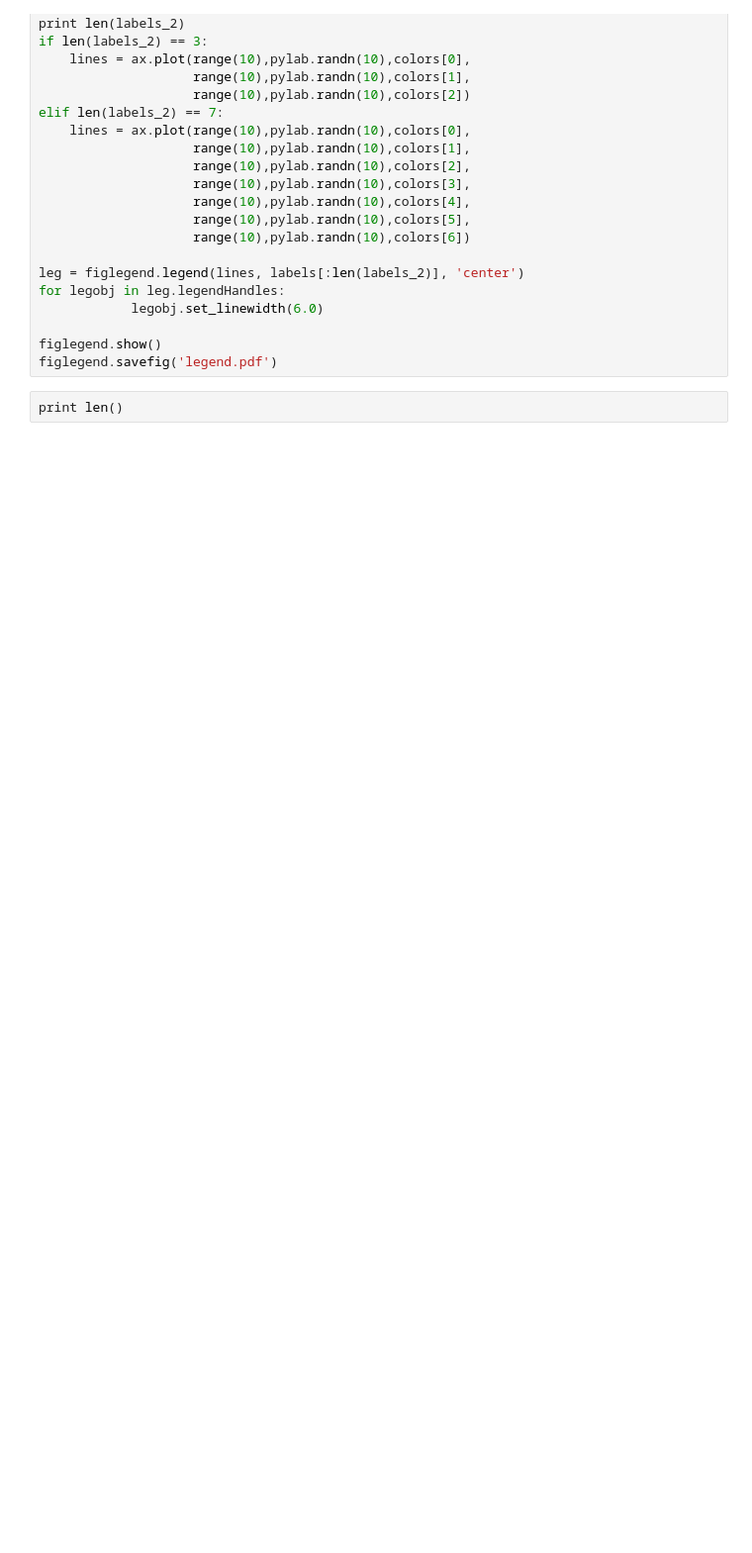
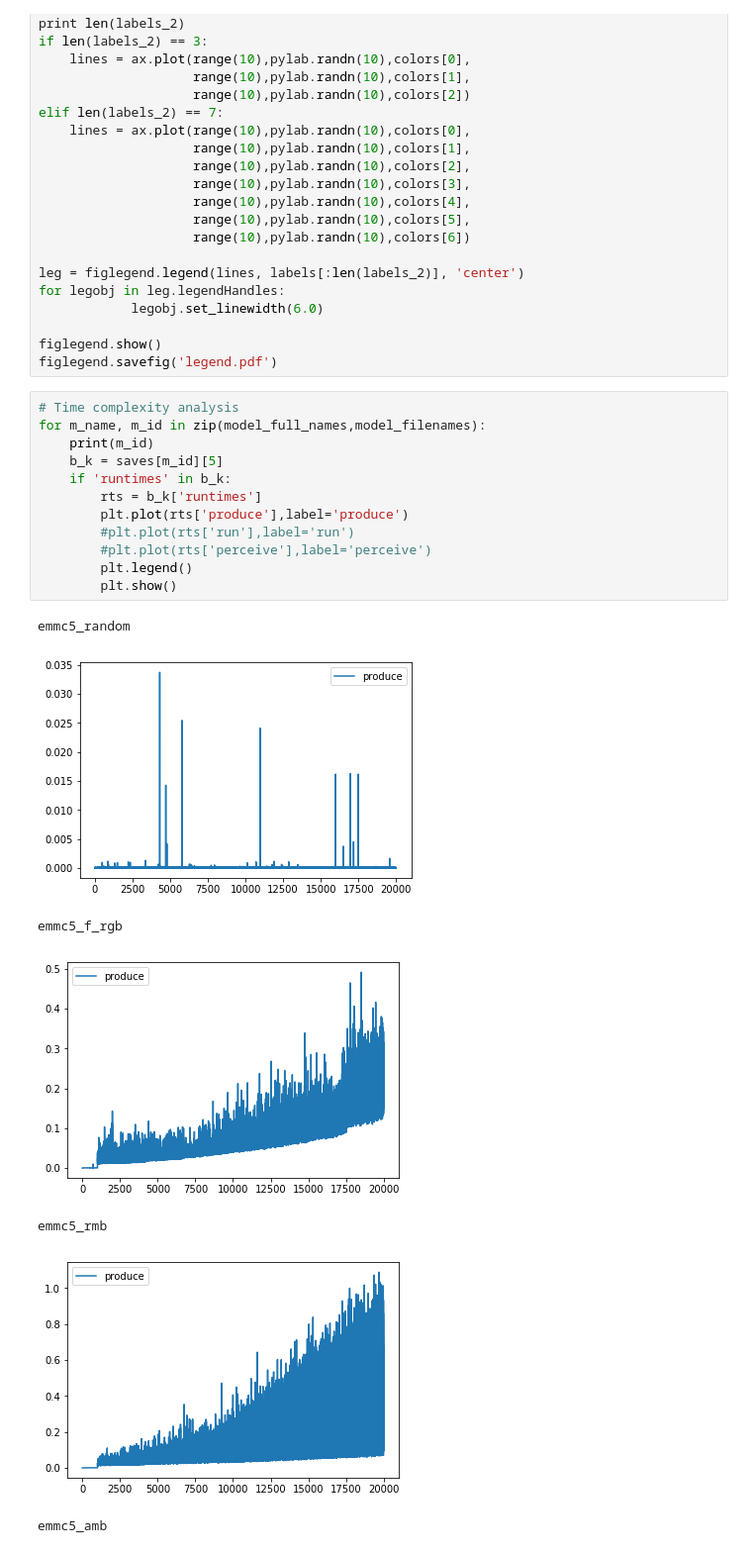
Before and after one commit to rPortelas/malmo_mountain_cart, a Jupyter notebook: data_visualization_emmc.ipynb, the cells around one changed output. Shown at 99% size. Saved outputs shown, nothing was run; the diff lists cells and outputs as text; blank space fills up the shorter version.

```diff
--- a/data_visualization_emmc.ipynb
+++ b/data_visualization_emmc.ipynb
@@ -443,5 +540,23 @@ for legobj in leg.legendHandles:
 
 figlegend.show()
 figlegend.savefig('legend.pdf')
-# %%
-print len()
+# %%
+# Time complexity analysis
+for m_name, m_id in zip(model_full_names,model_filenames):
+    print(m_id)
+    b_k = saves[m_id][5]
+    if 'runtimes' in b_k:
+        rts = b_k['runtimes']
+        plt.plot(rts['produce'],label='produce')
+        #plt.plot(rts['run'],label='run')
+        #plt.plot(rts['perceive'],label='perceive')
+        plt.legend()
+        plt.show()
+# %% [output]
+emmc5_random
+[figure, added]
+emmc5_f_rgb
+[figure, added]
+emmc5_rmb
+[figure, added]
+emmc5_amb
```
Also changed, not shown: parts of 10 cells of this notebook, 1 other file.
